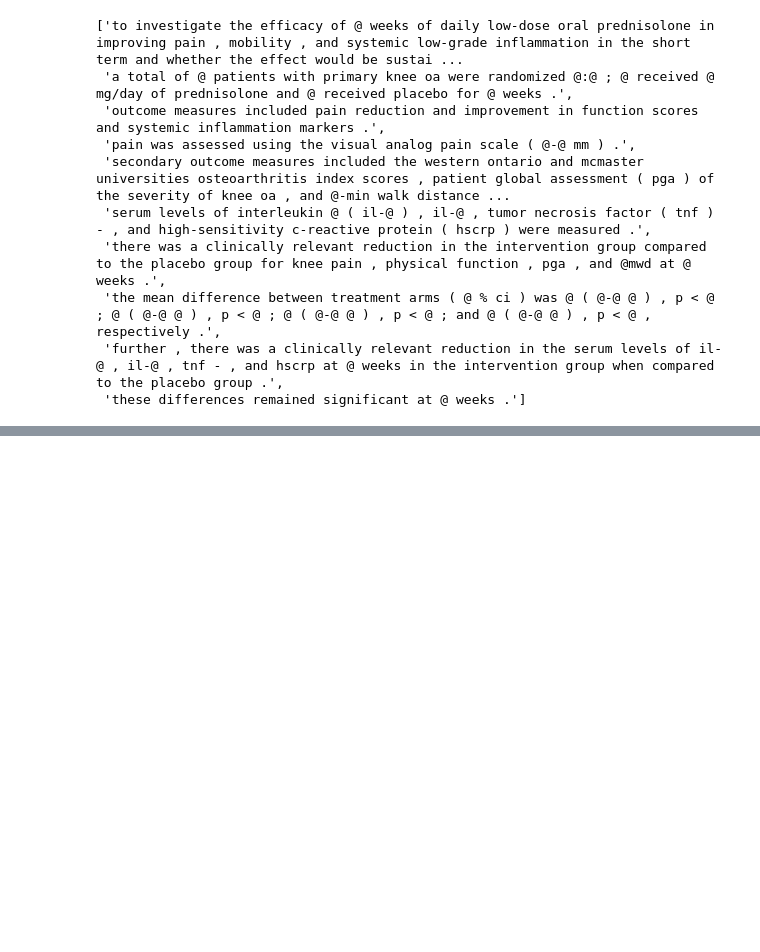
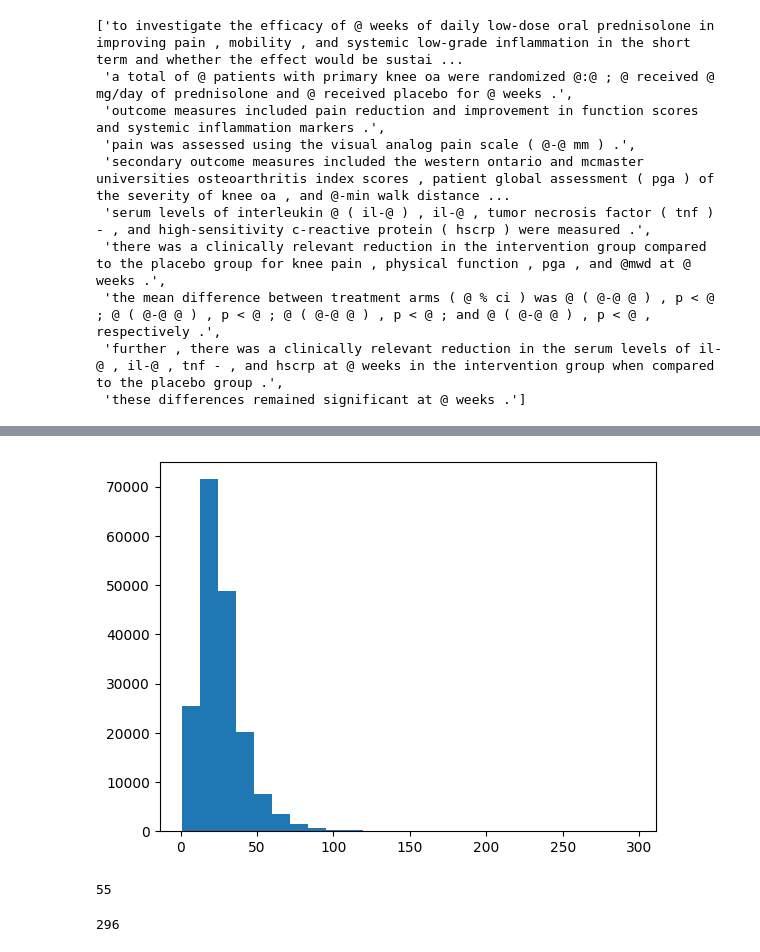
Before and after one commit to lakshitgosain/Tensorflow-ZTM, a Jupyter notebook: Milestone_Project_2_Skimlit.ipynb, the cells around one changed output, grey strips where cells are left out. Saved outputs shown, nothing was run; the diff lists cells and outputs as text; code cells hidden in the pictures; blank space fills up the shorter version.

```diff
--- a/Milestone_Project_2_Skimlit.ipynb
+++ b/Milestone_Project_2_Skimlit.ipynb
@@ -253,0 +356,4 @@ train_sentences[:10]
+# %%
+#How long is each sentence on average
+
+sent_lens=[len(sentence.split()) for sentence in train_sentences]
@@ -253,0 +381,16 @@ train_sentences[:10]
+# %%
+#What does the distribution look like
+import matplotlib.pyplot as plt
+plt.hist(sent_lens, bins=25);
+# %% [output]
+[figure, added]
+# %%
+# How long of a sentence length covers 95& of example?
+output_seq_len=int(np.percentile(sent_lens, 95))
+output_seq_len
+# %% [output]
+55
+# %%
+max(sent_lens)
+# %% [output]
+296
```
Also changed, not shown: parts of 25 cells of this notebook.
